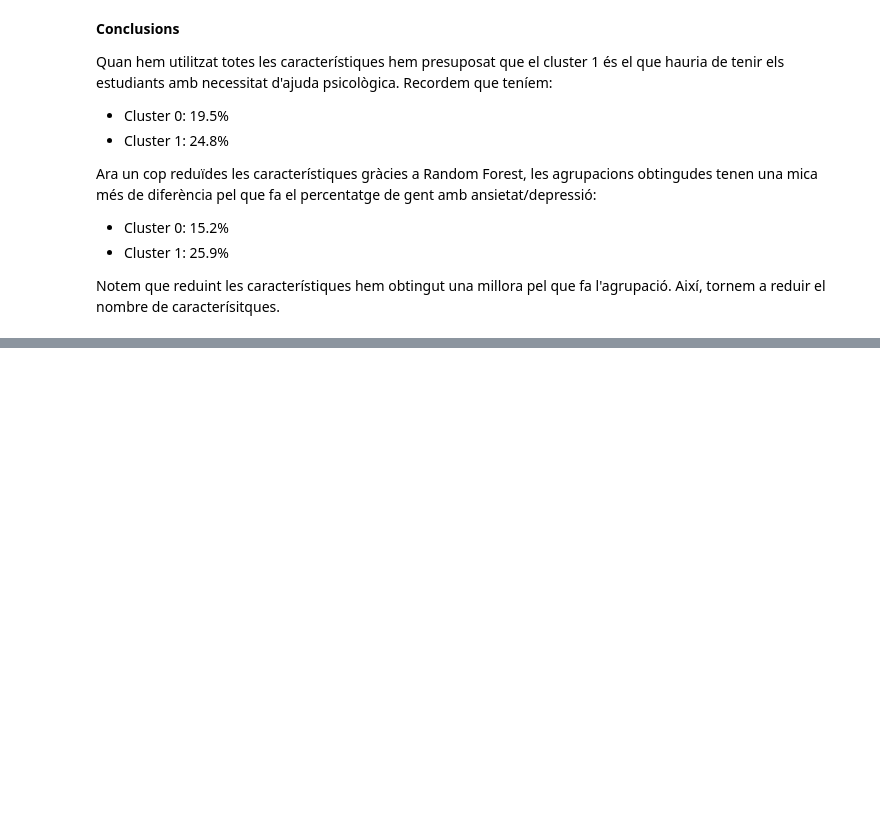
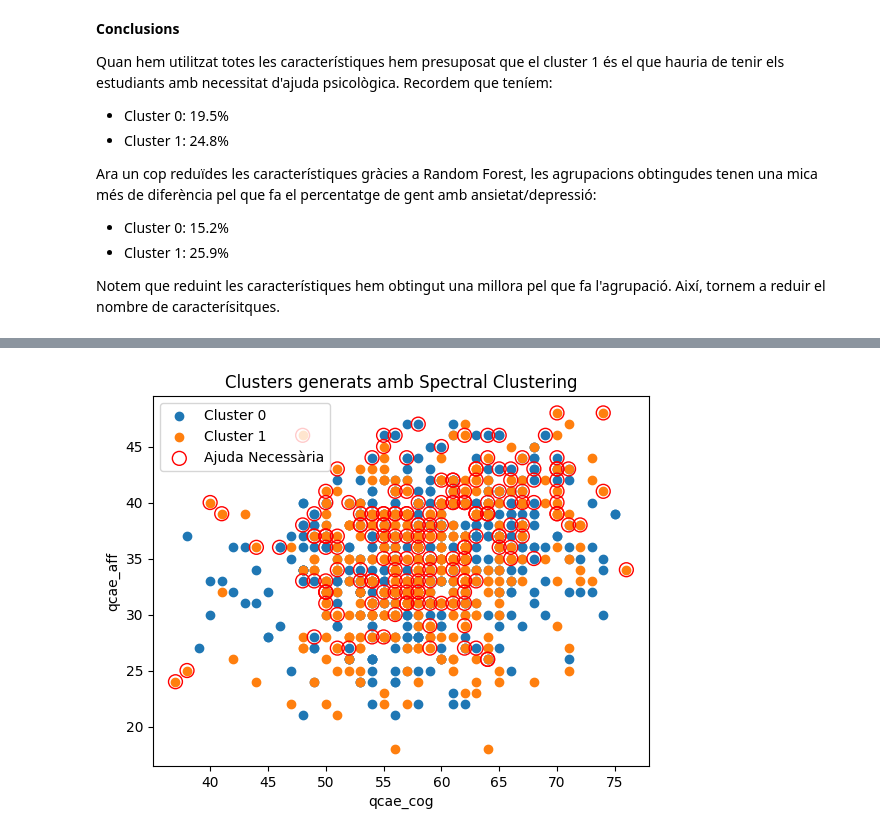
Before and after one commit to DCC-UAB/ACproject-07, a Jupyter notebook: codi/SpectralClustering.ipynb, the cells around one changed output, grey strips where cells are left out. Cells and saved outputs as stored; diff of their text form; code cells hidden in the pictures; blank space fills up the shorter version.

```diff
--- a/codi/SpectralClustering.ipynb
+++ b/codi/SpectralClustering.ipynb
@@ -376,0 +474,5 @@ Notem que reduint les característiques hem obtingut una millora pel que fa l'ag
+# %%
+# fem Dataset per avaluar el model
+df_aval = df_clustered.copy()
+df_aval['target'] = y
+df_aval
@@ -376,0 +493,11 @@ Notem que reduint les característiques hem obtingut una millora pel que fa l'ag
+# %%
+# Filtrem les files amb 'target' superior a threshold
+df_target_gt_threshold = df_aval[df_aval['target'] > threshold]
+
+# Fem el recompte agrupant per 'cluster'
+count_by_cluster = df_target_gt_threshold.groupby('cluster').size()
+
+# Mostrem el resultat
+print("Recompte estudiants que necessiten ajuda\n", count_by_cluster)
+
+print("\nRecompte estudiants totals en cluster\n", total_cluster)
@@ -376,0 +516,15 @@ Notem que reduint les característiques hem obtingut una millora pel que fa l'ag
+# %%
+for i in range(n_clusters):
+    cluster_points = df_clustered[df_clustered['cluster'] == i]
+    plt.scatter(cluster_points['qcae_cog'], cluster_points['qcae_aff'], label=f'Cluster {i}')
+
+# Plot dels punts que superen el llindar amb marques diferents (per exemple, cercles buits)
+plt.scatter(df_target_gt_threshold['qcae_cog'], df_target_gt_threshold['qcae_aff'], label='Ajuda Necessària', facecolors='none', edgecolors='r', marker='o', s=100)
+
+plt.title('Clusters generats amb Spectral Clustering')
+plt.xlabel('qcae_cog')
+plt.ylabel('qcae_aff')
+plt.legend()
+plt.show()
+# %% [output]
+[figure, added]
```
Also changed, not shown: parts of 58 cells of this notebook.
